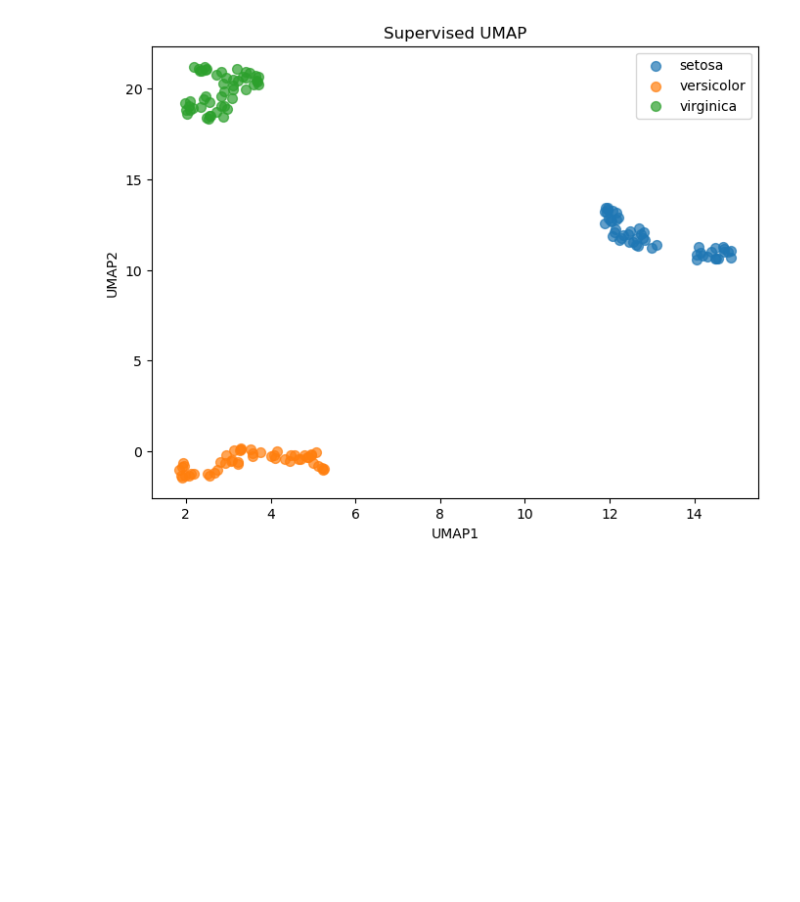
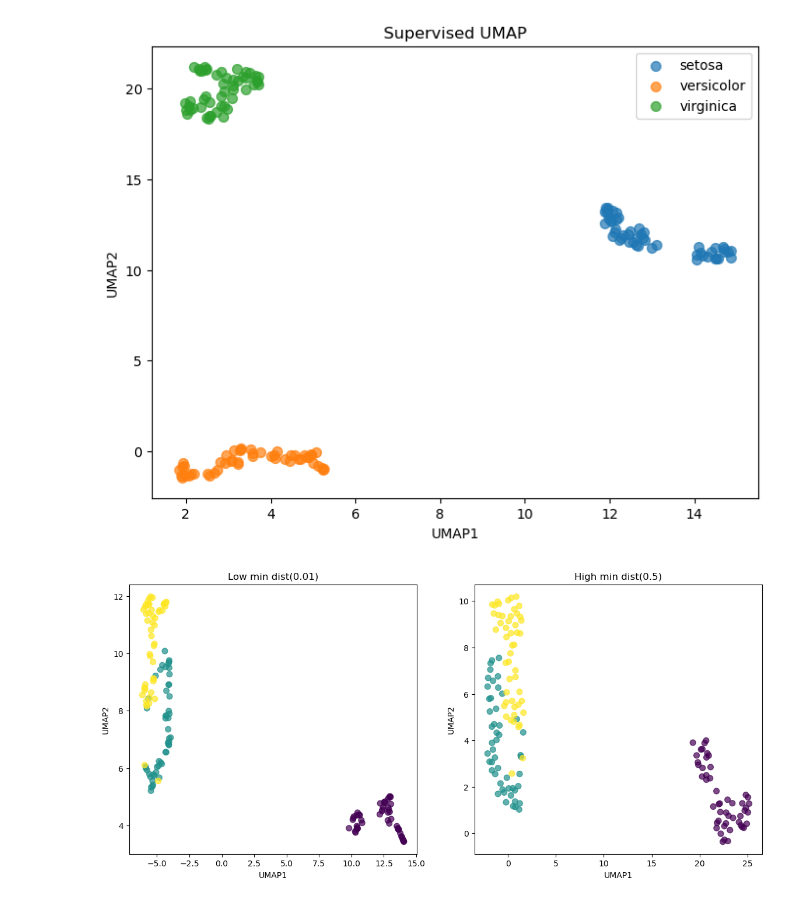
Before and after one commit to vishnuas22/Machine-Learning, a Jupyter notebook: 10.2 Supervised UMAP.ipynb, the cells around one changed output. Cells and saved outputs as stored; diff of their text form; code cells hidden in the pictures; blank space fills up the shorter version.

```diff
--- a/10.2 Supervised UMAP.ipynb
+++ b/10.2 Supervised UMAP.ipynb
@@ -52,3 +52,39 @@ plt.legend()
 plt.show()
 # %% [output]
 [figure]
+# %%
+# Low min_dist
+
+umap_low_min_dist = umap.UMAP(n_neighbors=15, min_dist=0.01, n_components=2, random_state=42)
+
+X_umap_low = umap_low_min_dist.fit_transform(X_scaled)
+
+
+# High min_dist
+umap_high_min_dist = umap.UMAP(n_neighbors=15, min_dist=0.5, n_components=2, random_state=42)
+
+X_umap_high = umap_high_min_dist.fit_transform(X_scaled)
+
+# Plotting
+
+fig, axes = plt.subplots(1,2, figsize = (14,6))
+axes[0].scatter(X_umap_low[:,0], X_umap_low[:,1], c=y, cmap='viridis', s=50, alpha=0.7)
+
+axes[0].set_title("Low min dist(0.01)")
+
+axes[0].set_xlabel("UMAP1")
+
+axes[0].set_ylabel("UMAP2")
+
+
+axes[1].scatter(X_umap_high[:,0], X_umap_high[:,1], c=y, cmap='viridis', s=50, alpha=0.7)
+
+axes[1].set_title("High min dist(0.5)")
+
+axes[1].set_xlabel("UMAP1")
+
+axes[1].set_ylabel("UMAP2")
+
+plt.show()
+# %% [output]
+[figure, added]
```
